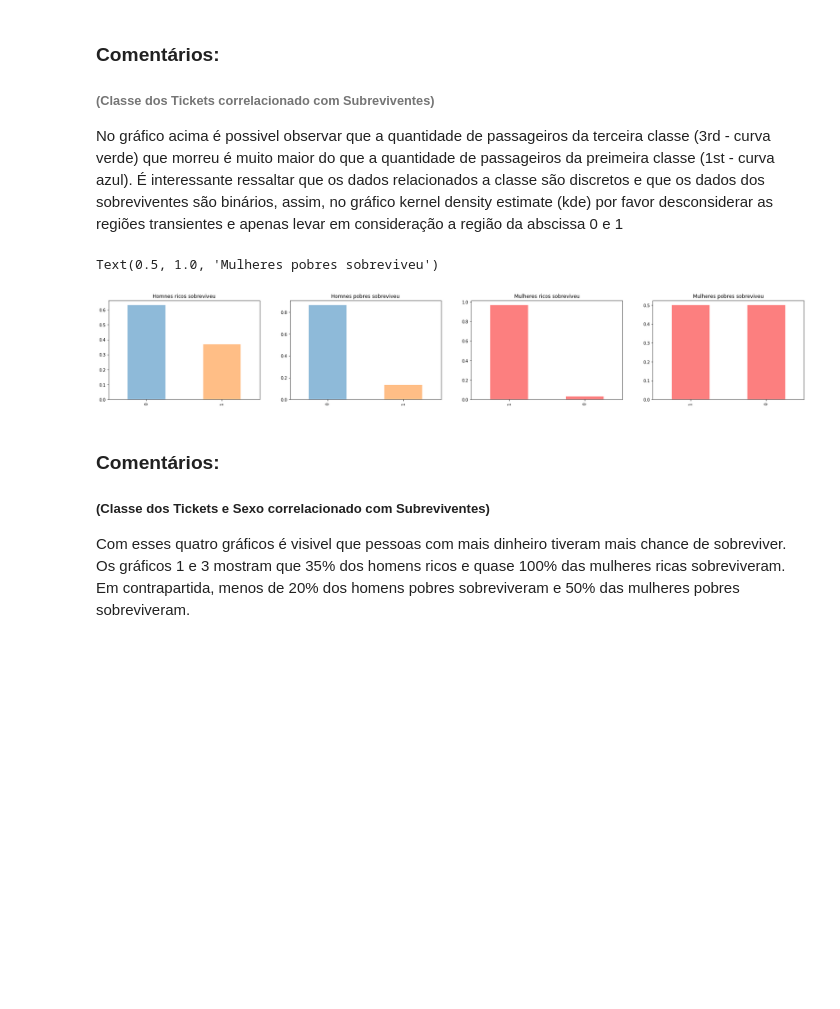
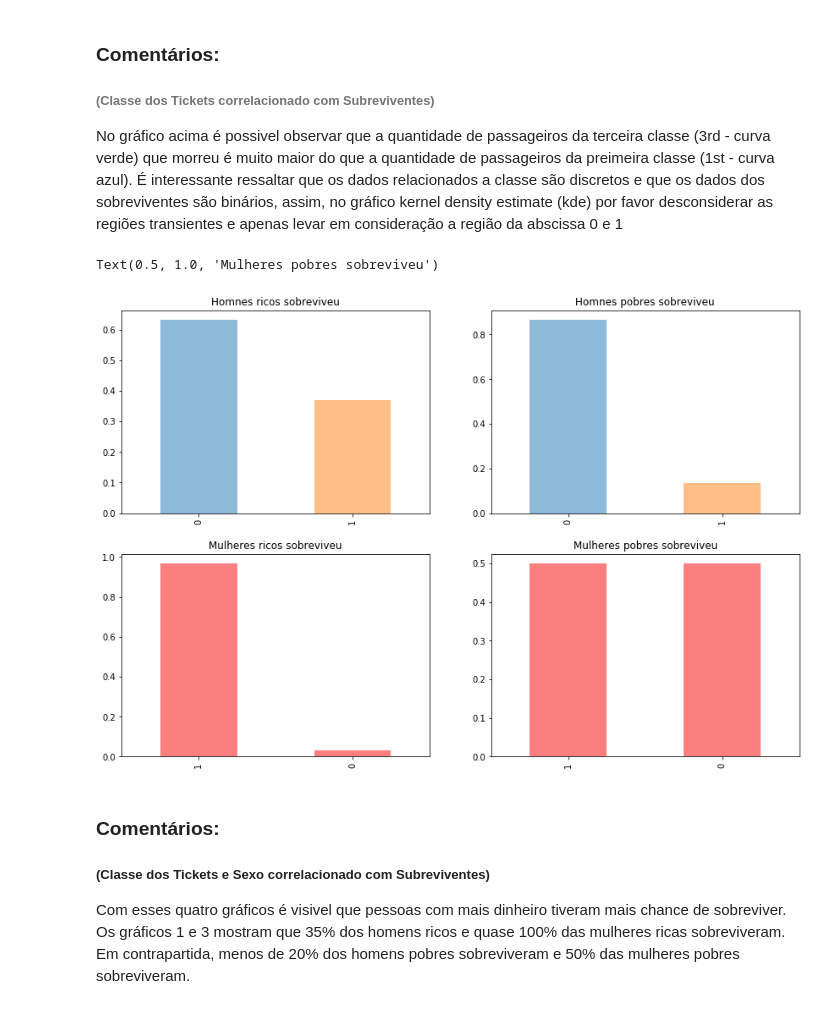
Before and after one commit to pepocasella/Desafio-Titanic, a Jupyter notebook: main.ipynb, the cells around one changed output. Cells and saved outputs as stored; diff of their text form; code cells hidden in the pictures; blank space fills up the shorter version.

```diff
--- a/main.ipynb
+++ b/main.ipynb
@@ -198,24 +200,24 @@ No gráfico acima é possivel observar que a quantidade de passageiros da tercei
 # %%
 fig = plt.figure(figsize = (30,15))
 
 plt.subplot2grid((3,4),(0,0))
 dados.Survived[(dados.Sex == "1") & (dados.Pclass == 1)].value_counts(normalize = True).plot(kind="bar",alpha = 0.5)
 plt.title("Homnes ricos sobreviveu")
 
 plt.subplot2grid((3,4),(0,1))
 dados.Survived[(dados.Sex == "1") & (dados.Pclass == 3)].value_counts(normalize = True).plot(kind="bar",alpha = 0.5)
 plt.title("Homnes pobres sobreviveu")
 
-plt.subplot2grid((3,4),(0,2))
+plt.subplot2grid((3,4),(1,0))
 dados.Survived[(dados.Sex == "0") & (dados.Pclass == 1)].value_counts(normalize = True).plot(kind="bar",alpha = 0.5, color="#FA0000")
 plt.title("Mulheres ricos sobreviveu")
 
-plt.subplot2grid((3,4),(0,3))
+plt.subplot2grid((3,4),(1,1))
 dados.Survived[(dados.Sex == "0") & (dados.Pclass == 3)].value_counts(normalize = True).plot(kind="bar",alpha = 0.5, color="#FA0000")
 plt.title("Mulheres pobres sobreviveu")
 # %% [output]
 Text(0.5, 1.0, 'Mulheres pobres sobreviveu')
-[figure, old version]
+[figure, new version]
 # %% [markdown]
 ### Comentários:
 
```
Also changed, not shown: parts of 24 cells of this notebook.
